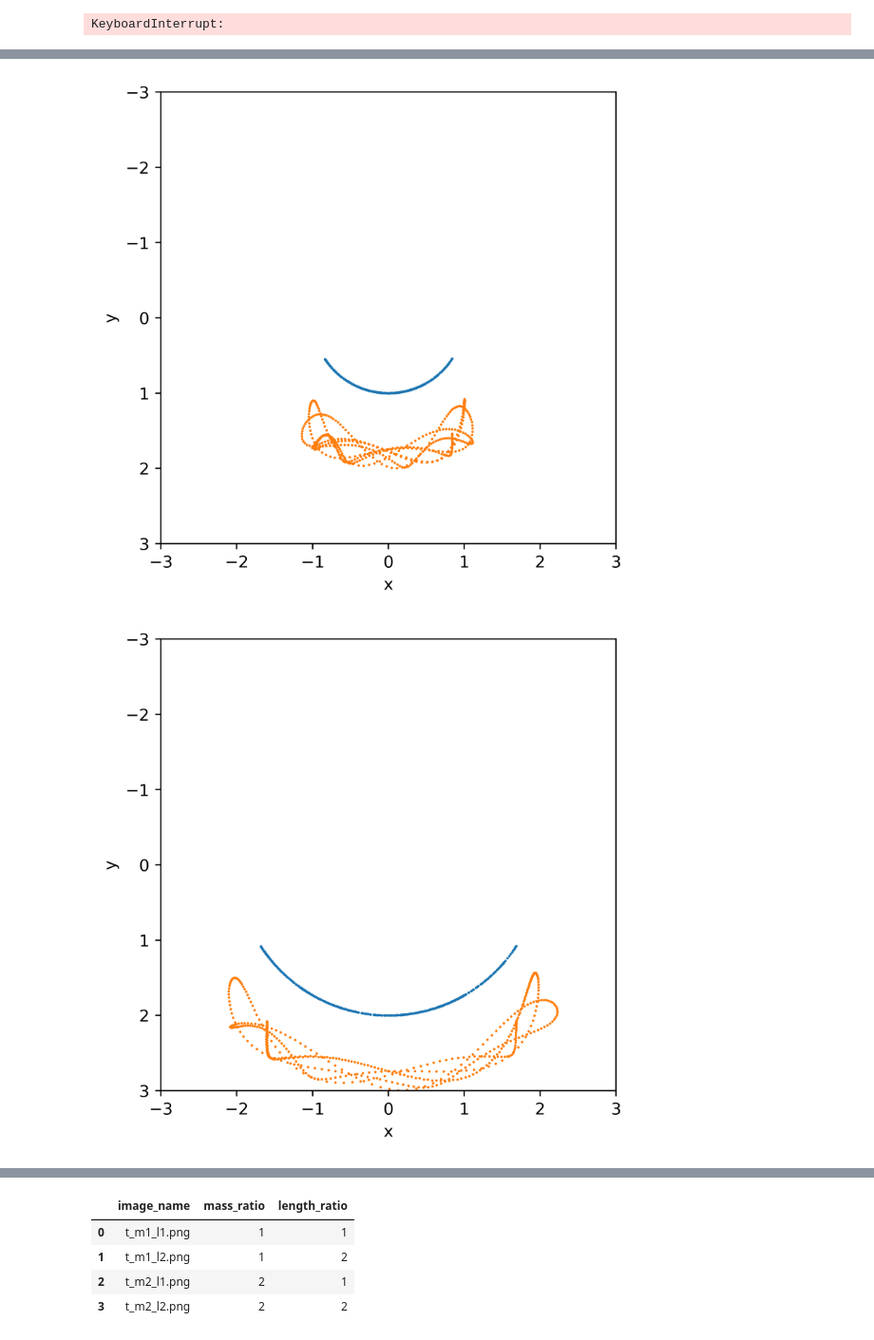
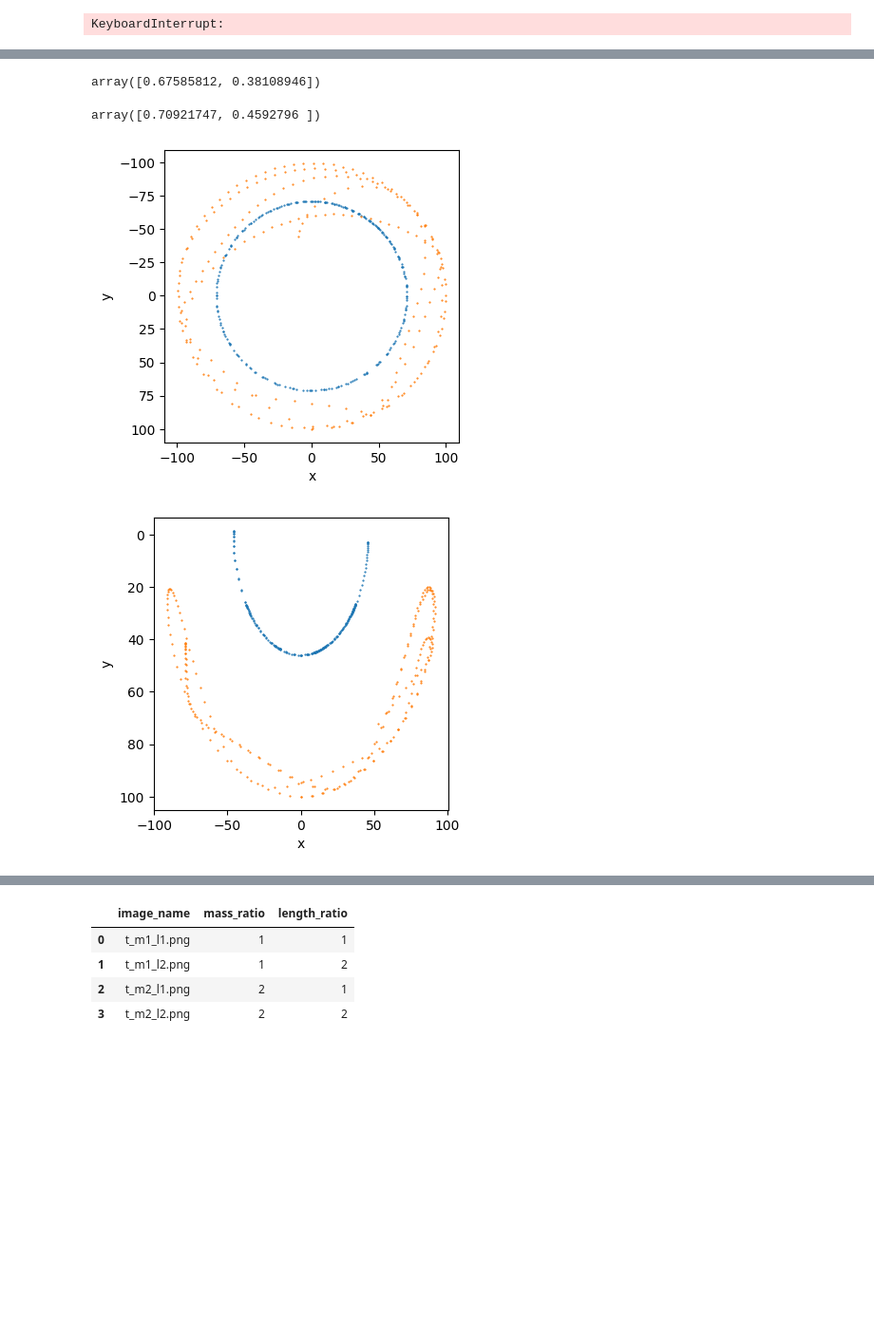
Before and after one commit to maraludwig/doublependulum, a Jupyter notebook: DPSimulation.ipynb, the cells around one changed output, grey strips where cells are left out. Shown: that part at 95% size. Saved outputs shown, nothing was run; the diff lists cells and outputs as text; code cells hidden in the pictures; blank space fills up the shorter version.

```diff
--- a/DPSimulation.ipynb
+++ b/DPSimulation.ipynb
@@ -90,5 +90,6 @@ def time_evolution(t_stop,m1, l1, m2, l2, v1, v2):
     return y_simulation, t_simulation
 
 
-y_simulation = time_evolution(5,m1[0],l1[0],m2[0],l2[0])[0]
+y_simulation = time_evolution(5,m1[0],l1[0],m2[0],l2[0],1,1)[0]
+
 t_simulation = np.arange(0,5+delta_t,delta_t)
@@ -109,7 +116,7 @@ def update(a1, a2, l1, l2):
 	return (x1, y1), (x2, y2)
 
 
-positions = [update(winkel1[i],winkel2[i],l1,l2) for i in range(len(t_simulation))]
+positions = [update(winkel1[i],winkel2[i],l1[0],l2[0]) for i in range(len(t_simulation))]
 
 positions[0][1]
 # %% [output]
@@ -263,10 +268,43 @@ l1_values = np.exp(-log_length_ratio)
+# %%
+def sample_generator(num_samples, l_sum, v_max):
+    # gauss distributed values of log(m2/m1)
+    log_mass_ratio = np.random.normal(loc=0, scale=1, size=num_samples)
+
+    m1 = np.exp(-log_mass_ratio)
+    m2 = np.ones(num_samples)
+
+    # gauss distributed values of log(l2/l1)
+    log_length_ratio = np.random.normal(loc=0, scale=1, size=num_samples)
+
+    # aus verhälntnis und gesamtlänge l_sum die länge l1 und l2 berechnen:
+    l_ratio = np.exp(log_length_ratio)
+    l1 = l_sum / (1 + l_ratio)
+    l2 = l_sum - l1
+
+    v1 = np.random.uniform(low=0, high=v_max, size=num_samples)
+    v2 = np.random.uniform(low=0, high=v_max, size=num_samples)
+
+    # gesamtenergie (ohne potentielle energie)
+    e_ges =1/2 * m1 * v1**2 + 1/2 * m2 * v2**2
+    return m1, m2, l1, l2, v1, v2, e_ges
+
+#testsamples generieren
+m1, m2, l1, l2, v1, v2, e_ges = sample_generator(2, 1, 10)
+# %%
+l2
+# %% [output]
+array([0.67585812, 0.38108946])
+# %%
+l1
+# %% [output]
+array([0.70921747, 0.4592796 ])
 # %%
-m1_values = np.array([1,2])
-l1_values = np.array([1,2])
+#m1_values = np.array([1,2])
+#l1_values = np.array([1,2])
 
 labels_csv = '/Users/maraludwig/Documents/Master/Deep Learning/project/labels.csv'
 
-trajectory_images(m1_values,l1_values,labels_csv,t_stop=10)
+trajectory_images(m1,l1,m2,l2,e_ges,v1,v2,labels_csv,t_stop=5)
 # %% [output]
-[figure, old version]
+[figure, new version]
-[figure, old version]
+[figure, new version]
```
Also changed, not shown: parts of 6 cells of this notebook.
